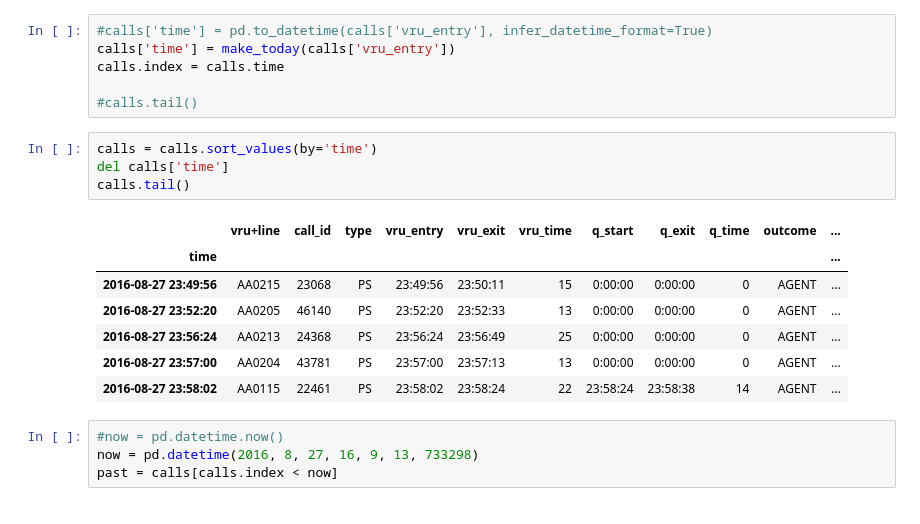
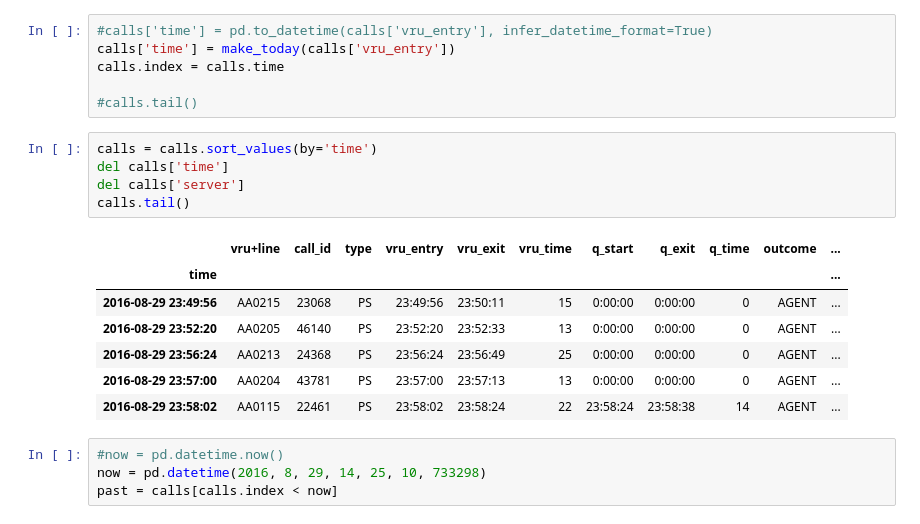
Before and after one commit to barntrosna/bokeh-project, a Jupyter notebook: calls_notebook.ipynb, the cells around one changed output. Saved outputs shown, nothing was run; the diff lists cells and outputs as text.

```diff
--- a/calls_notebook.ipynb
+++ b/calls_notebook.ipynb
@@ -32,17 +32,18 @@ calls.index = calls.time
 # %%
 calls = calls.sort_values(by='time')
 del calls['time']
+del calls['server']
 calls.tail()
 # %% [output]
 |  | vru+line | call_id | type | vru_entry | vru_exit | vru_time | q_start | q_exit | q_time | outcome | ... |
 | time |  |  |  |  |  |  |  |  |  |  | ... |
-| 2016-08-27 23:49:56 | AA0215 | 23068 | PS | 23:49:56 | 23:50:11 | 15 | 0:00:00 | 0:00:00 | 0 | AGENT | ... |
-| 2016-08-27 23:52:20 | AA0205 | 46140 | PS | 23:52:20 | 23:52:33 | 13 | 0:00:00 | 0:00:00 | 0 | AGENT | ... |
-| 2016-08-27 23:56:24 | AA0213 | 24368 | PS | 23:56:24 | 23:56:49 | 25 | 0:00:00 | 0:00:00 | 0 | AGENT | ... |
-| 2016-08-27 23:57:00 | AA0204 | 43781 | PS | 23:57:00 | 23:57:13 | 13 | 0:00:00 | 0:00:00 | 0 | AGENT | ... |
-| 2016-08-27 23:58:02 | AA0115 | 22461 | PS | 23:58:02 | 23:58:24 | 22 | 23:58:24 | 23:58:38 | 14 | AGENT | ... |
+| 2016-08-29 23:49:56 | AA0215 | 23068 | PS | 23:49:56 | 23:50:11 | 15 | 0:00:00 | 0:00:00 | 0 | AGENT | ... |
+| 2016-08-29 23:52:20 | AA0205 | 46140 | PS | 23:52:20 | 23:52:33 | 13 | 0:00:00 | 0:00:00 | 0 | AGENT | ... |
+| 2016-08-29 23:56:24 | AA0213 | 24368 | PS | 23:56:24 | 23:56:49 | 25 | 0:00:00 | 0:00:00 | 0 | AGENT | ... |
+| 2016-08-29 23:57:00 | AA0204 | 43781 | PS | 23:57:00 | 23:57:13 | 13 | 0:00:00 | 0:00:00 | 0 | AGENT | ... |
+| 2016-08-29 23:58:02 | AA0115 | 22461 | PS | 23:58:02 | 23:58:24 | 22 | 23:58:24 | 23:58:38 | 14 | AGENT | ... |
 # %%
 #now = pd.datetime.now()
-now = pd.datetime(2016, 8, 27, 16, 9, 13, 733298)
+now = pd.datetime(2016, 8, 29, 14, 25, 10, 733298)
 past = calls[calls.index < now]
 # %%
```
Also changed, not shown: parts of 9 cells of this notebook, 2 other files.
